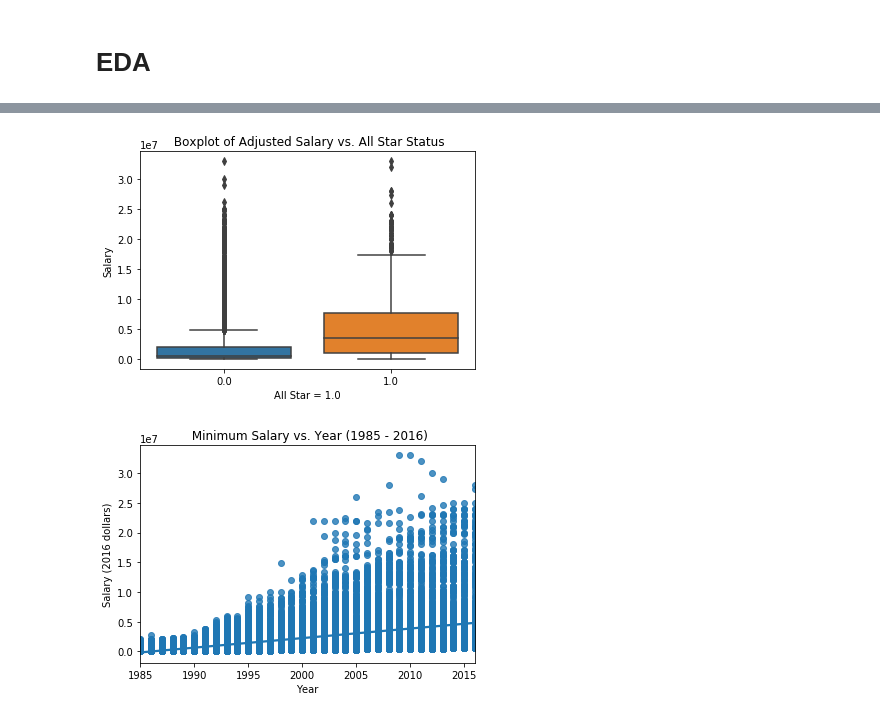
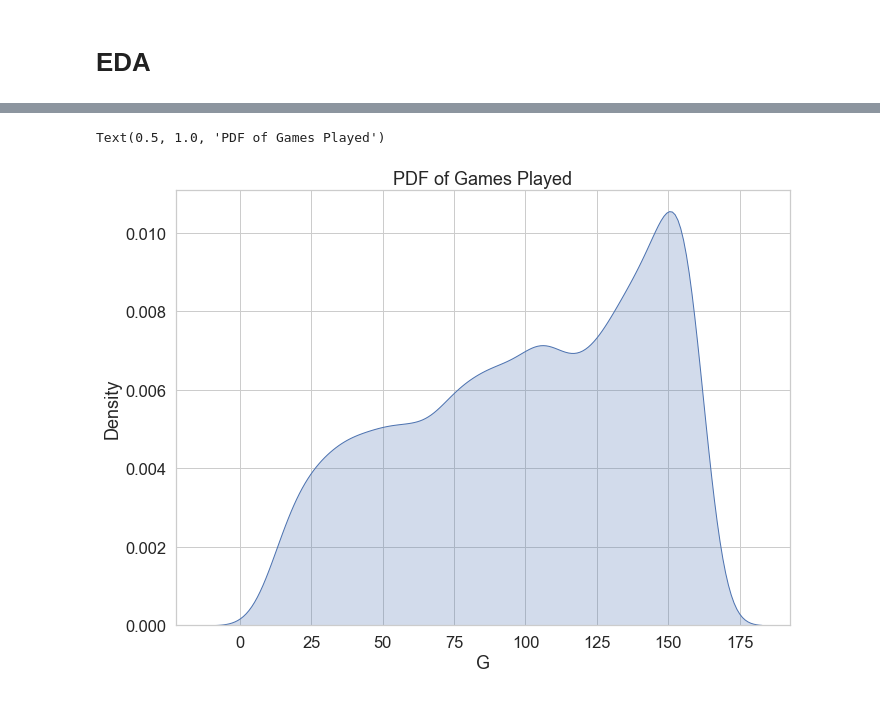
Before and after one commit to imartinez96/mlb-player-salary, a Jupyter notebook: SalaryProject.ipynb, the cells around one changed output, grey strips where cells are left out. Drawn from its saved outputs; the diff is of its cells as text; code cells hidden in the pictures.

```diff
--- a/SalaryProject.ipynb
+++ b/SalaryProject.ipynb
@@ -282,0 +293,4 @@ batting_all.describe()
+# %%
+batting_all['OBP'] = (batting_all.H + batting_all.BB + batting_all.HBP)/(batting_all.AB + batting_all.BB +
+                                    batting_all.HBP + batting_all.SF)
+batting_all['OBP'].describe()
@@ -497,18 +329,6 @@ plt.show()
-# %%
-sns.boxplot(x="allStar", y="salary", data=batting_all)
-plt.title(' Boxplot of Adjusted Salary vs. All Star Status')
-plt.xlabel('All Star = 1.0')
-plt.ylabel('Salary')
-plt.show()
-# %% [output]
-[figure, removed]
-# %%
-sns.regplot(x='yearID',
-            y='salary',
-           data=batting_all)
-plt.title(' Minimum Salary vs. Year (1985 - 2016)')
-plt.xlabel('Year')
-plt.ylabel('Salary (2016 dollars)')
-plt.show()
-# %% [output]
-[figure, removed]
+# %%
+sns.kdeplot(salary_adj.G, shade=True)
+plt.title("PDF of Games Played")
+# %% [output]
+Text(0.5, 1.0, 'PDF of Games Played')
+[figure, added]
```
Also changed, not shown: parts of 62 cells of this notebook.
